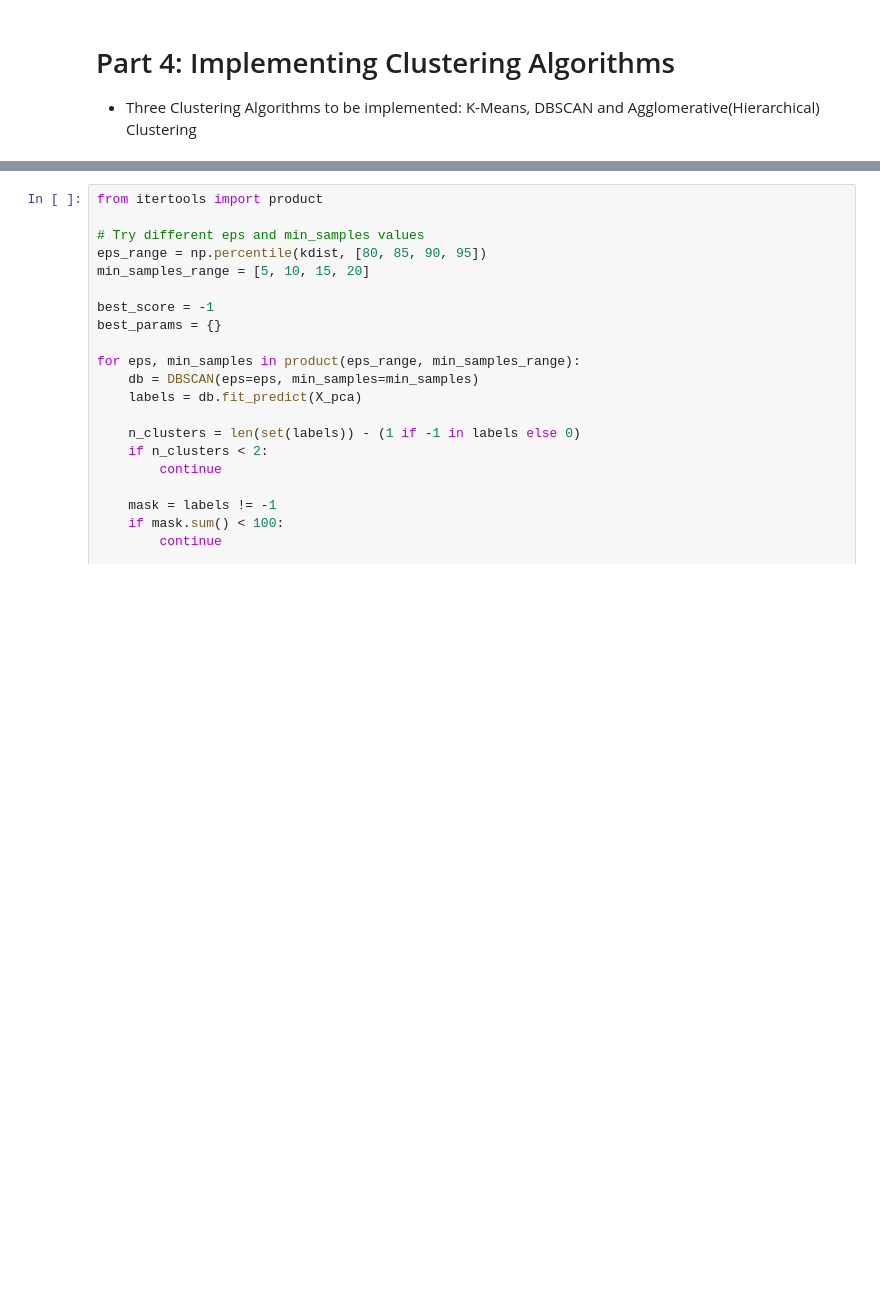
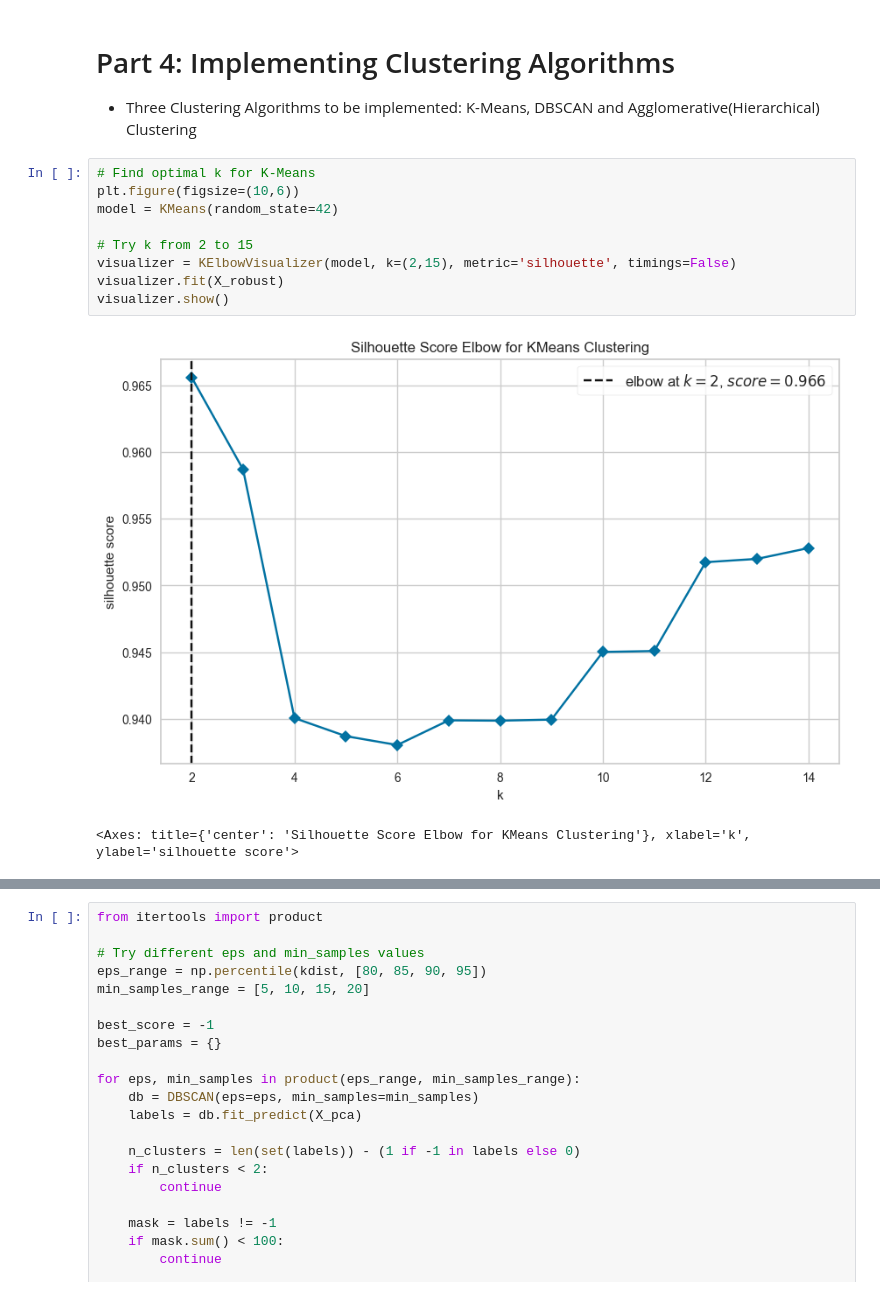
Before and after one commit to EfeDogan/Classification_and_Clustering_on_NetworkIDS_Dataset, a Jupyter notebook: assignment_4.ipynb, the cells around one changed output, grey strips where cells are left out. Saved outputs shown, nothing was run; the diff lists cells and outputs as text; blank space fills up the shorter version.

```diff
--- a/assignment_4.ipynb
+++ b/assignment_4.ipynb
@@ -385,5 +387,17 @@ weighted avg       0.97      0.97      0.97      3945
 # %% [markdown]
 # Part 4: Implementing Clustering Algorithms
 - Three Clustering Algorithms to be implemented: K-Means, DBSCAN and Agglomerative(Hierarchical) Clustering
+# %%
+# Find optimal k for K-Means
+plt.figure(figsize=(10,6))
+model = KMeans(random_state=42)
+
+# Try k from 2 to 15
+visualizer = KElbowVisualizer(model, k=(2,15), metric='silhouette', timings=False)
+visualizer.fit(X_robust)
+visualizer.show()
+# %% [output]
+[figure, added]
+<Axes: title={'center': 'Silhouette Score Elbow for KMeans Clustering'}, xlabel='k', ylabel='silhouette score'>
 # %%
 # K-Means Clustering
```
Also changed, not shown: parts of 12 cells of this notebook.
